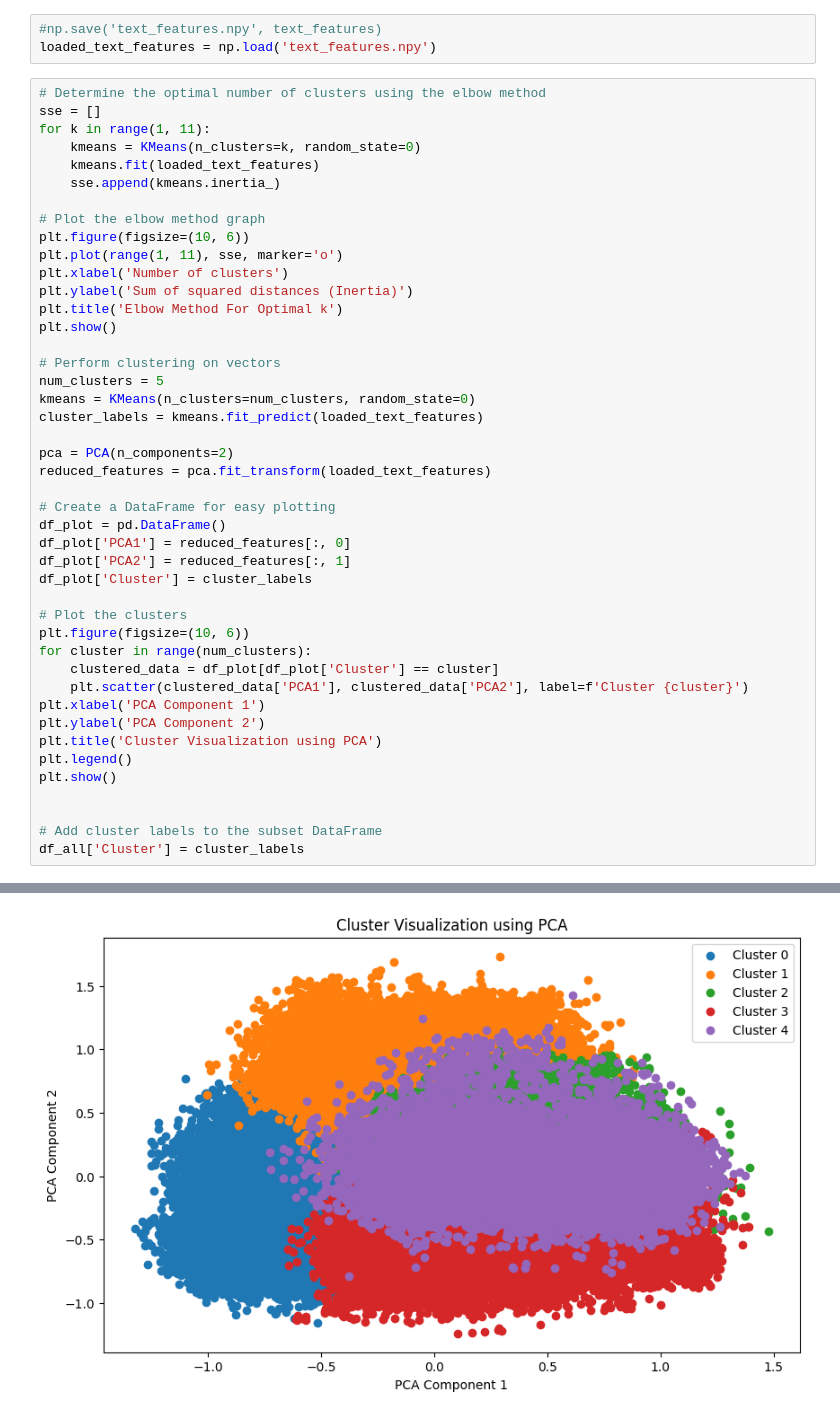
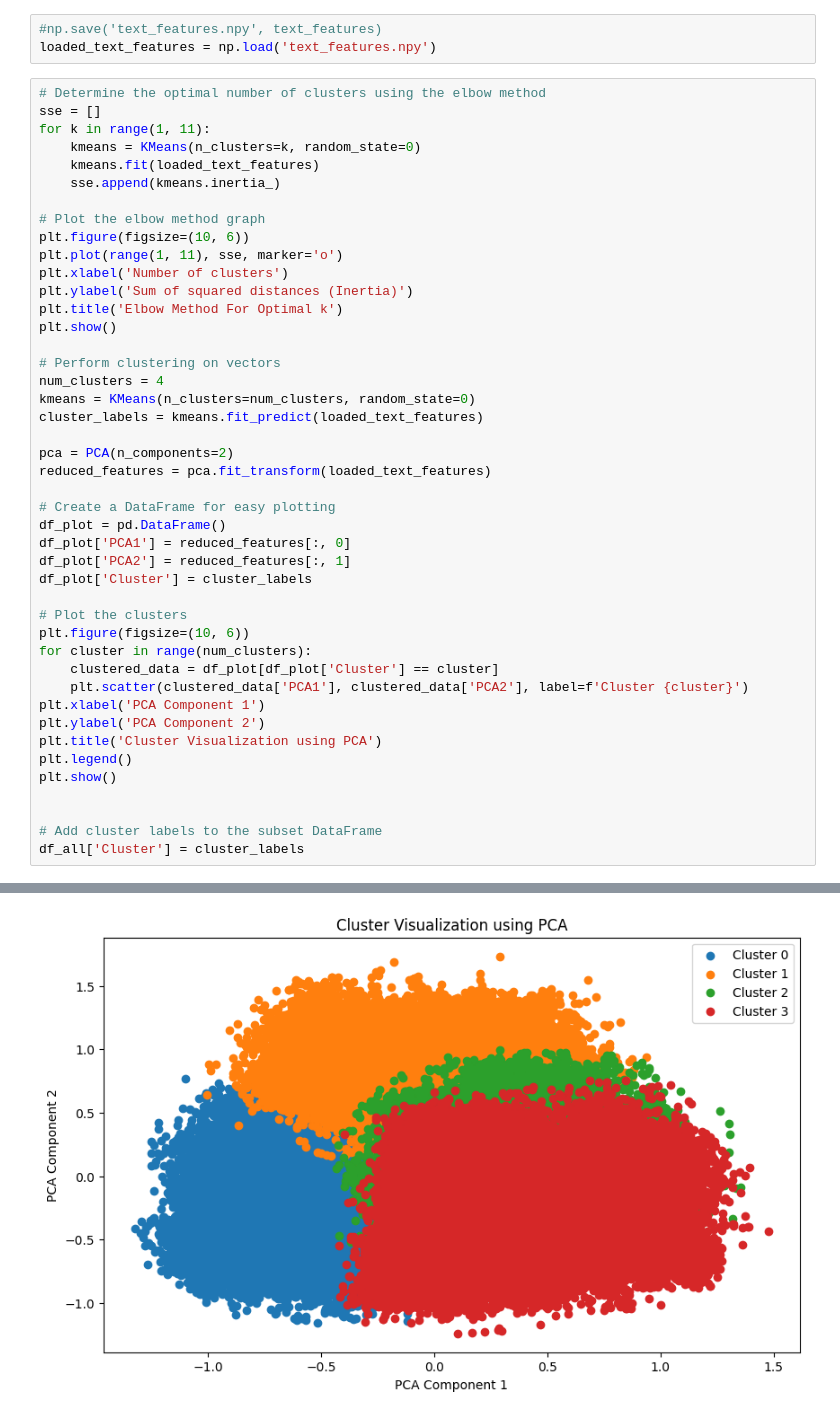
Before and after one commit to maineh/datascience_3, a Jupyter notebook: Datascience_3.ipynb, the cells around one changed output, grey strips where cells are left out. Cells and saved outputs as stored; diff of their text form.

```diff
--- a/Datascience_3.ipynb
+++ b/Datascience_3.ipynb
@@ -70,36 +73,36 @@ plt.title('Elbow Method For Optimal k')
 plt.show()
 
 # Perform clustering on vectors
-num_clusters = 5
+num_clusters = 4
 kmeans = KMeans(n_clusters=num_clusters, random_state=0)
 cluster_labels = kmeans.fit_predict(loaded_text_features)
 
 pca = PCA(n_components=2)
 reduced_features = pca.fit_transform(loaded_text_features)
 
 # Create a DataFrame for easy plotting
 df_plot = pd.DataFrame()
 df_plot['PCA1'] = reduced_features[:, 0]
 df_plot['PCA2'] = reduced_features[:, 1]
 df_plot['Cluster'] = cluster_labels
 
 # Plot the clusters
 plt.figure(figsize=(10, 6))
 for cluster in range(num_clusters):
     clustered_data = df_plot[df_plot['Cluster'] == cluster]
     plt.scatter(clustered_data['PCA1'], clustered_data['PCA2'], label=f'Cluster {cluster}')
 plt.xlabel('PCA Component 1')
 plt.ylabel('PCA Component 2')
 plt.title('Cluster Visualization using PCA')
 plt.legend()
 plt.show()
 
 
 # Add cluster labels to the subset DataFrame
 df_all['Cluster'] = cluster_labels
 # %% [output]
 [figure]
-[figure, old version]
+[figure, new version]
 # %%
 start_time = time.time()
 
```
Also changed, not shown: parts of 2 cells of this notebook.
